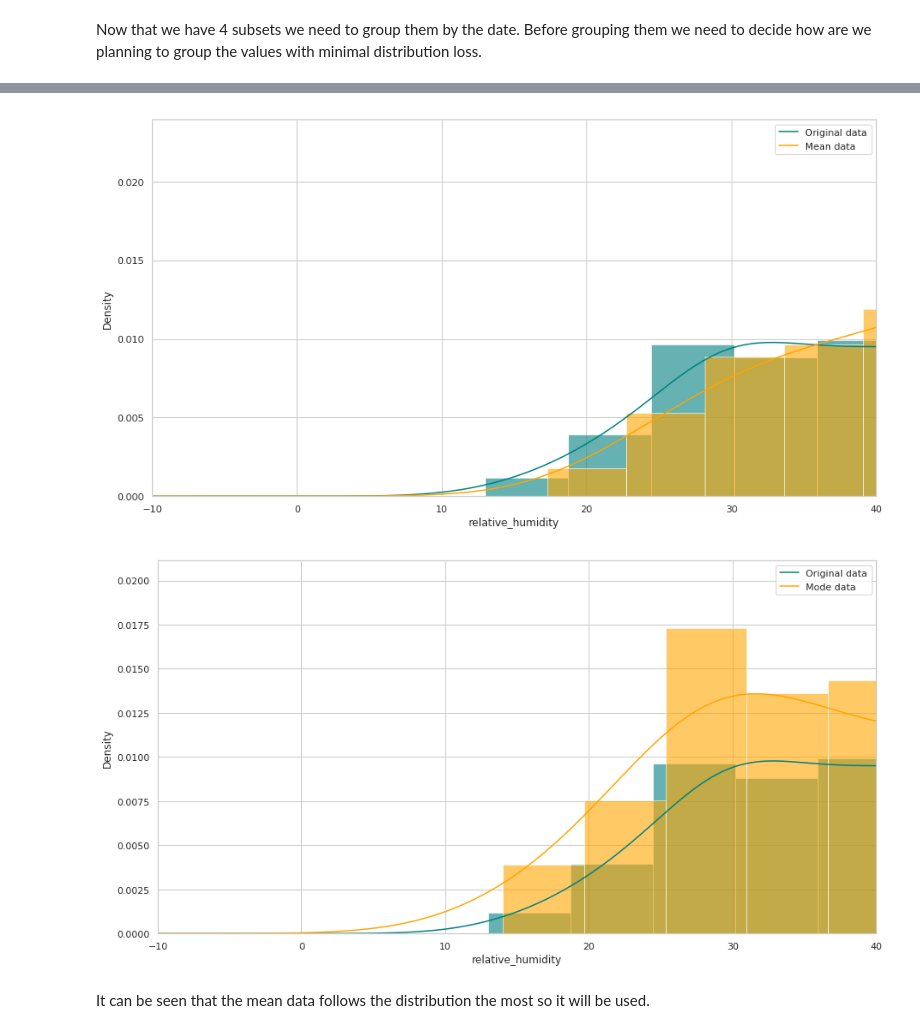
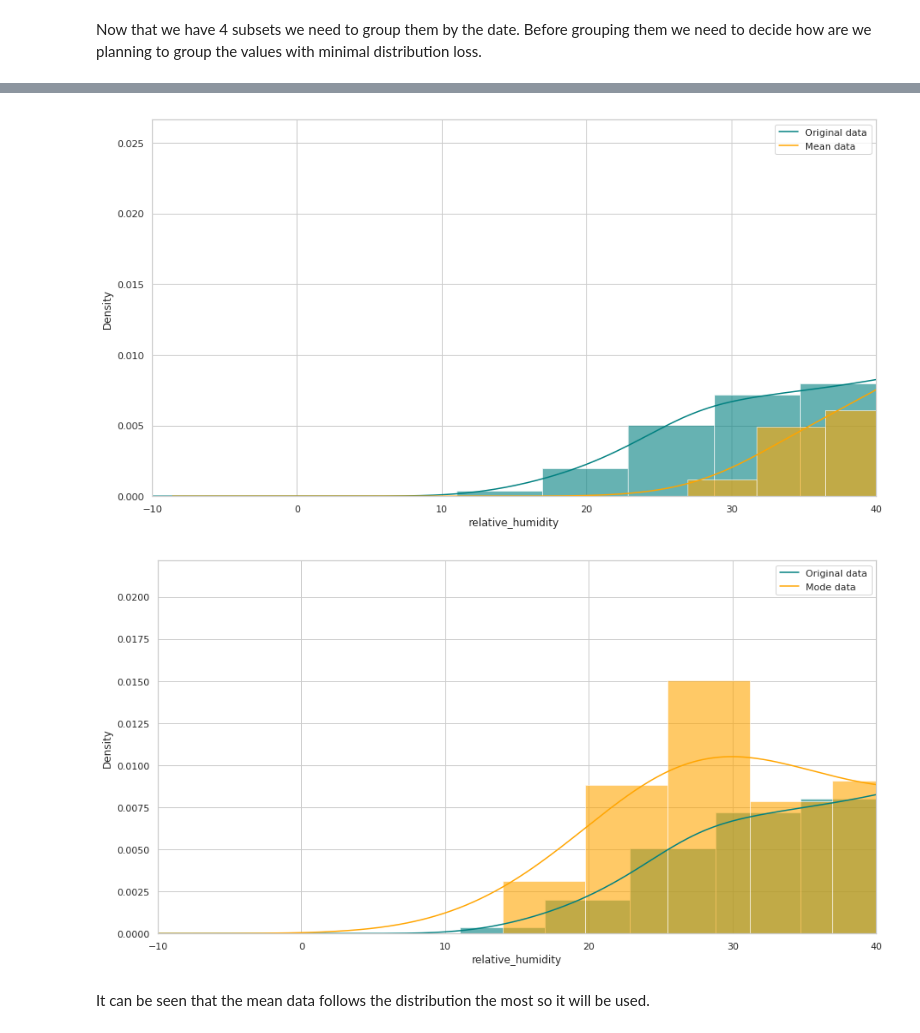
Before and after one commit to essamgouda97/ECE720-project1, a Jupyter notebook: task1-main.ipynb, the cells around one changed output, grey strips where cells are left out. Saved outputs shown, nothing was run; the diff lists cells and outputs as text; code cells hidden in the pictures.

```diff
--- a/task1-main.ipynb
+++ b/task1-main.ipynb
@@ -300,7 +300,7 @@ count_df
 # %% [markdown]
 to ensure consistency in dates the above dates will be ignored
 # %%
-dates_to_drop = ["2016-12-18","2017-03-12","2017-11-05","2018-03-11","2018-11-04","2018-12-18"]
+# dates_to_drop = ["2016-12-18","2017-03-12","2017-11-05","2018-03-11","2018-11-04","2018-12-18"]
 
-weather_data = weather_data.loc[~weather_data["new_date_time_local"].isin(dates_to_drop)]
+# weather_data = weather_data.loc[~weather_data["new_date_time_local"].isin(dates_to_drop)]
 # %%
@@ -458,5 +396,5 @@ plt.show()
 # %%
-weather_data_A_mean = weather_data_A.groupby("new_date_time_local", as_index=False).agg({
+weather_data_mean = weather_data.groupby("new_date_time_local", as_index=False).agg({
     "wind_dir":lambda x: x.value_counts().index[0],
     "wind_dir_10s":lambda x: x.value_counts().index[0],
     "wind_speed":lambda x: round(x.mean(),1),#x.median(),#x.mode().iloc[0],
@@ -465,7 +403,7 @@ weather_data_A_mean = weather_data_A.groupby("new_date_time_local", as_index=Fal
     "temperature":lambda x: round(x.mean(),1),
 })
 
-weather_data_A_mode = weather_data_A.groupby("new_date_time_local", as_index=False).agg({
+weather_data_mode = weather_data.groupby("new_date_time_local", as_index=False).agg({
     "wind_dir":lambda x: x.value_counts().index[0],
     "wind_dir_10s":lambda x: x.value_counts().index[0],
     "wind_speed":lambda x: x.mode().iloc[0],
@@ -474,7 +412,7 @@ weather_data_A_mode = weather_data_A.groupby("new_date_time_local", as_index=Fal
     "temperature":lambda x: x.mode().iloc[0],
 })
 
-weather_data_A_median = weather_data_A.groupby("new_date_time_local", as_index=False).agg({
+weather_data_median = weather_data.groupby("new_date_time_local", as_index=False).agg({
     "wind_dir":lambda x: x.value_counts().index[0],
     "wind_dir_10s":lambda x: x.value_counts().index[0],
     "wind_speed":lambda x: x.median(),
@@ -504,32 +442,32 @@ plt.show()
 # %%
 plt.figure(figsize=(15, 8))
-ax = weather_data_A[key_to_test].hist(bins=15, density=True, stacked=True, color='teal', alpha=0.6)
-weather_data_A[key_to_test].plot(kind='density', color='teal')
+ax = weather_data[key_to_test].hist(bins=15, density=True, stacked=True, color='teal', alpha=0.6)
+weather_data[key_to_test].plot(kind='density', color='teal')
 
-ax = weather_data_A_mean[key_to_test].hist(bins=15, density=True, stacked=True, color='orange', alpha=0.6)
-weather_data_A_mean[key_to_test].plot(kind='density', color='orange')
+ax = weather_data_mean[key_to_test].hist(bins=15, density=True, stacked=True, color='orange', alpha=0.6)
+weather_data_mean[key_to_test].plot(kind='density', color='orange')
 
 ax.legend(['Original data', 'Mean data'])
 ax.set(xlabel=key_to_test)
 plt.xlim(-10,40)
 plt.show()
 # %% [output]
-[figure, old version]
+[figure, new version]
 # %%
 plt.figure(figsize=(15, 8))
-ax = weather_data_A[key_to_test].hist(bins=15, density=True, stacked=True, color='teal', alpha=0.6)
-weather_data_A[key_to_test].plot(kind='density', color='teal')
+ax = weather_data[key_to_test].hist(bins=15, density=True, stacked=True, color='teal', alpha=0.6)
+weather_data[key_to_test].plot(kind='density', color='teal')
 
 
-ax = weather_data_A_mode[key_to_test].hist(bins=15, density=True, stacked=True, color='orange', alpha=0.6)
-weather_data_A_mode[key_to_test].plot(kind='density', color='orange')
+ax = weather_data_mode[key_to_test].hist(bins=15, density=True, stacked=True, color='orange', alpha=0.6)
+weather_data_mode[key_to_test].plot(kind='density', color='orange')
 
 ax.legend(['Original data', 'Mode data'])
 ax.set(xlabel=key_to_test)
 plt.xlim(-10,40)
 plt.show()
 # %% [output]
-[figure, old version]
+[figure, new version]
 # %% [markdown]
 It can be seen that the mean data follows the distribution the most so it will be used.
 # %%
```
Also changed, not shown: parts of 48 cells of this notebook.
